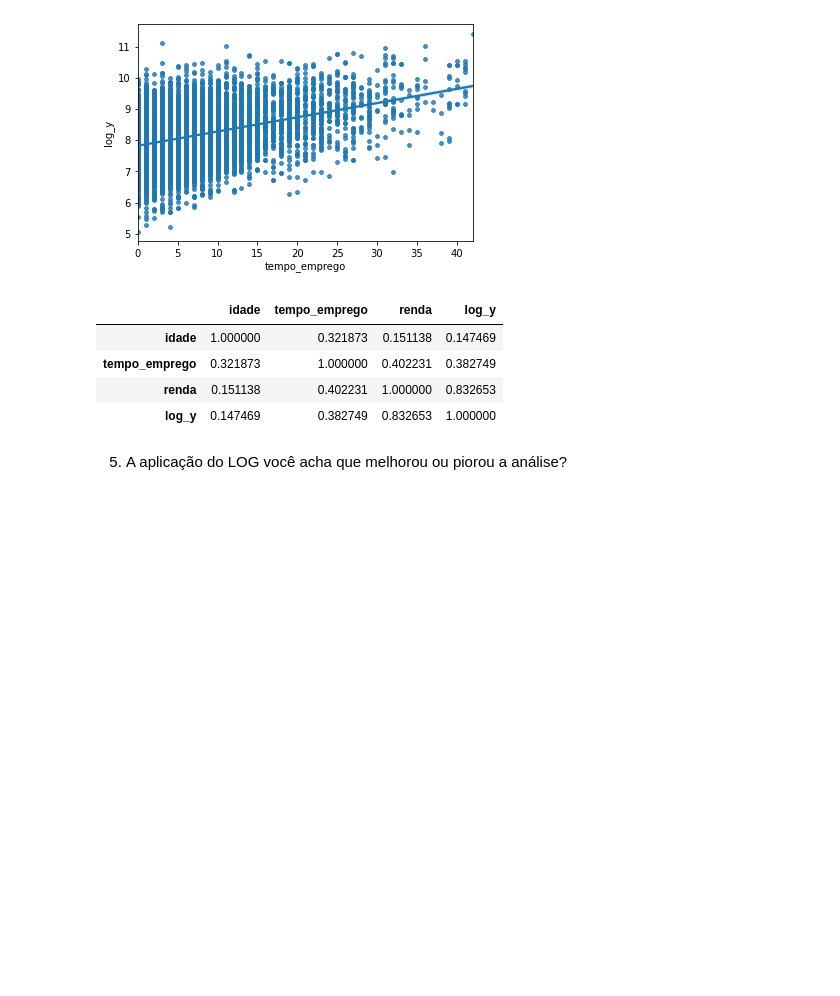
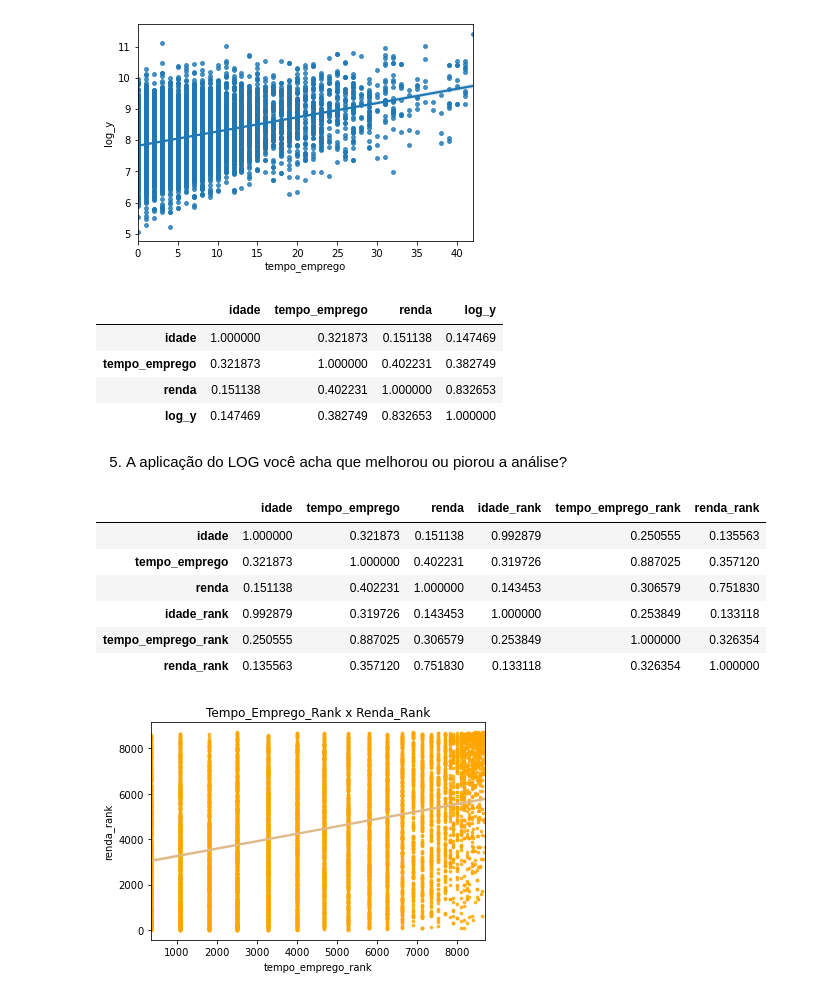
Before and after one commit to hiranfarias/Corr-Clustermap-regplot-log, a Jupyter notebook: corr_clustermap_regplot_log.ipynb, the cells around one changed output. Drawn from its saved outputs; the diff is of its cells as text; code cells hidden in the pictures; blank space fills up the shorter version.

Commit message:
Foi adcionado o calculo do Rank e seus respectivo gráfico

```diff
--- a/corr_clustermap_regplot_log.ipynb
+++ b/corr_clustermap_regplot_log.ipynb
@@ -130,3 +132,27 @@ df_log.corr()
 5) A aplicação do LOG você acha que melhorou ou piorou a análise?
 # %%
 # tomando como base a Matriz de correlação(df_log): Piorou
+# %%
+# Usnado o Rank para o calculo da Correlação
+
+# Correlação e grafico_Rank -->  Tempo_Emprego_Rank x Renda_Rank
+
+df_rank = pd.concat([df_scatterplot,df_scatterplot.rank()], axis = 1)
+
+df_rank.columns = ['idade','tempo_emprego','renda','idade_rank','tempo_emprego_rank', 'renda_rank']
+
+df_grafico_rank= sns.regplot(x='tempo_emprego_rank',y='renda_rank', data = df_rank, scatter_kws={"color": 'orange','s':7},
+                             line_kws={"color": "burlywood"})
+
+plt.title('Tempo_Emprego_Rank x Renda_Rank')
+
+df_rank.corr()
+# %% [output]
+|  | idade | tempo_emprego | renda | idade_rank | tempo_emprego_rank | renda_rank |
+| idade | 1.000000 | 0.321873 | 0.151138 | 0.992879 | 0.250555 | 0.135563 |
+| tempo_emprego | 0.321873 | 1.000000 | 0.402231 | 0.319726 | 0.887025 | 0.357120 |
+| renda | 0.151138 | 0.402231 | 1.000000 | 0.143453 | 0.306579 | 0.751830 |
+| idade_rank | 0.992879 | 0.319726 | 0.143453 | 1.000000 | 0.253849 | 0.133118 |
+| tempo_emprego_rank | 0.250555 | 0.887025 | 0.306579 | 0.253849 | 1.000000 | 0.326354 |
+| renda_rank | 0.135563 | 0.357120 | 0.751830 | 0.133118 | 0.326354 | 1.000000 |
+[figure, added]
```
Also changed, not shown: parts of 4 cells of this notebook, 1 other file.
